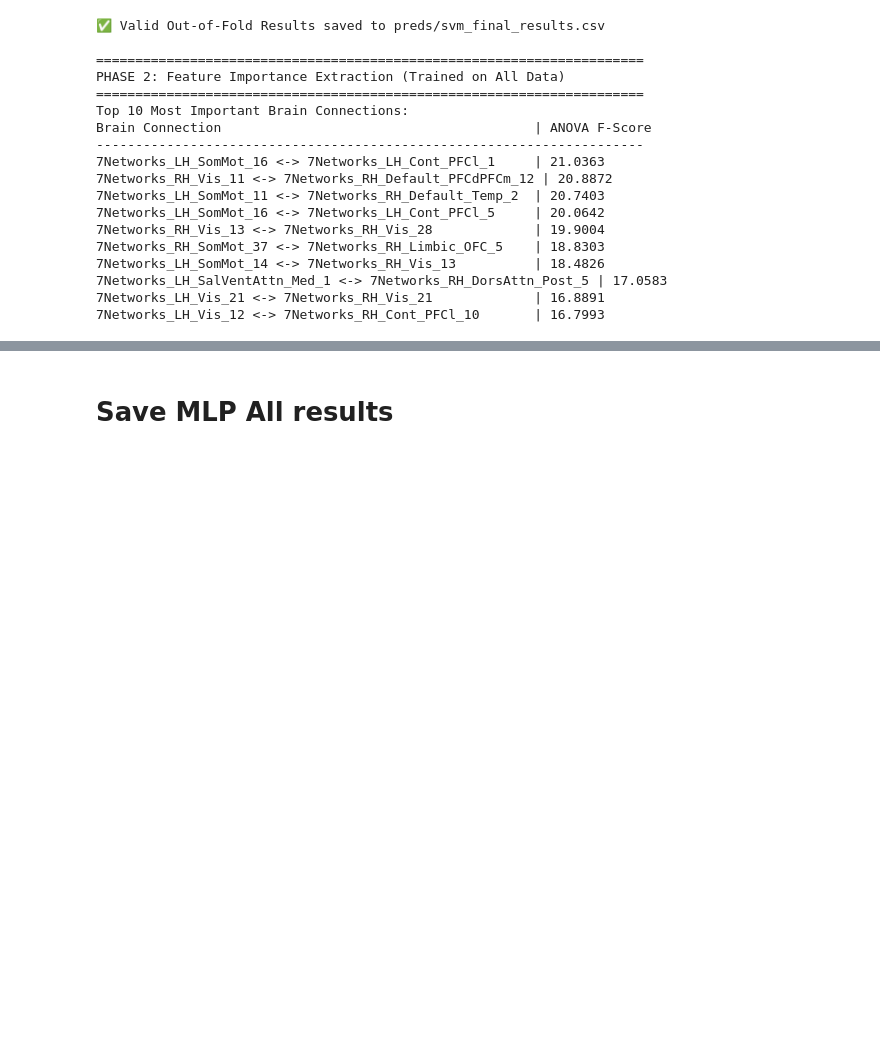
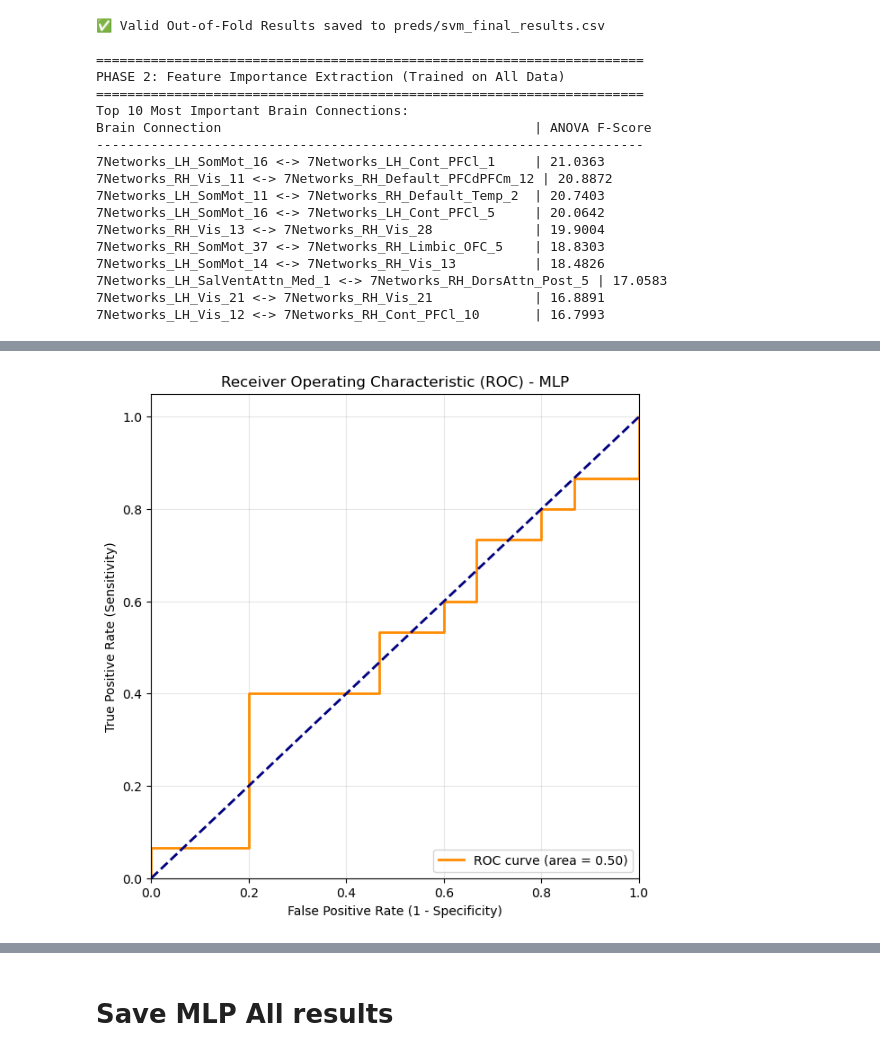
Before and after one commit to JJChong777/brain-math, a Jupyter notebook: MLP.ipynb, the cells around one changed output, grey strips where cells are left out. Saved outputs shown, nothing was run; the diff lists cells and outputs as text; code cells hidden in the pictures; blank space fills up the shorter version.

```diff
--- a/MLP.ipynb
+++ b/MLP.ipynb
@@ -1110,0 +1754,4 @@ Brain Connection                                        | ANOVA F-Score
+# %%
+plt_roc_curve(all_test_labels, all_test_probs)
+# %% [output]
+[figure, added]
```
Also changed, not shown: parts of 9 cells of this notebook, 2 other files.
